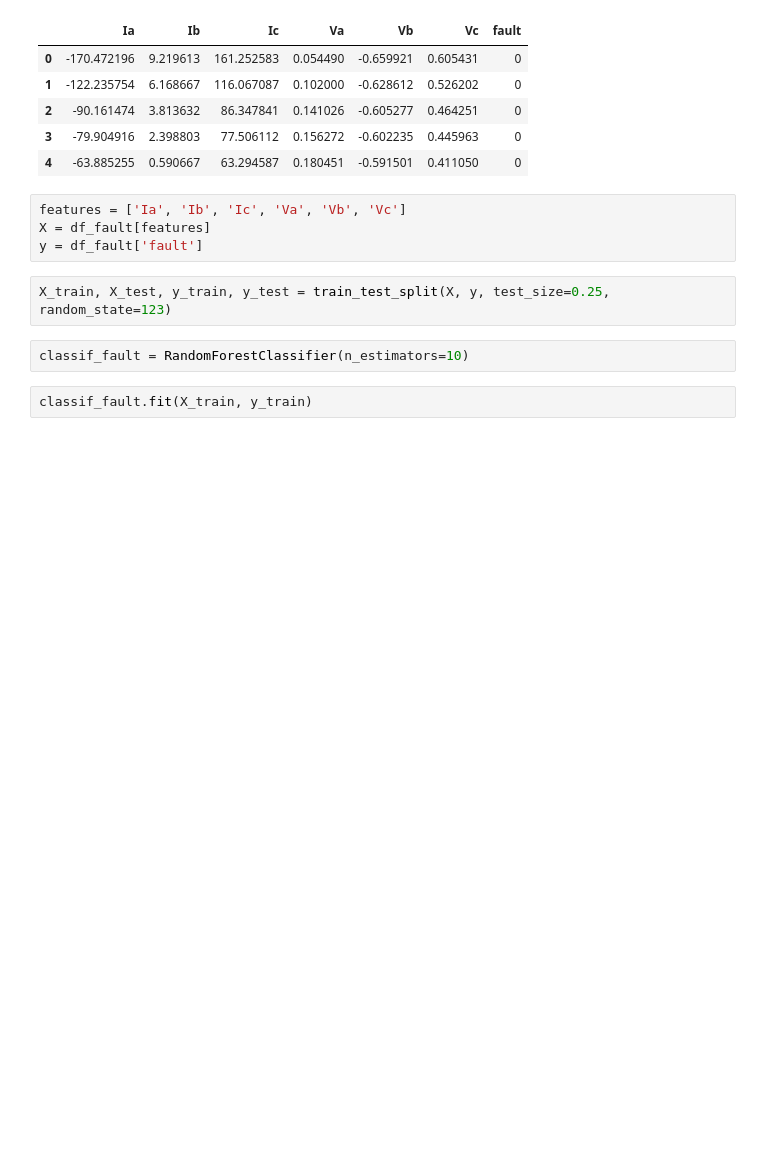
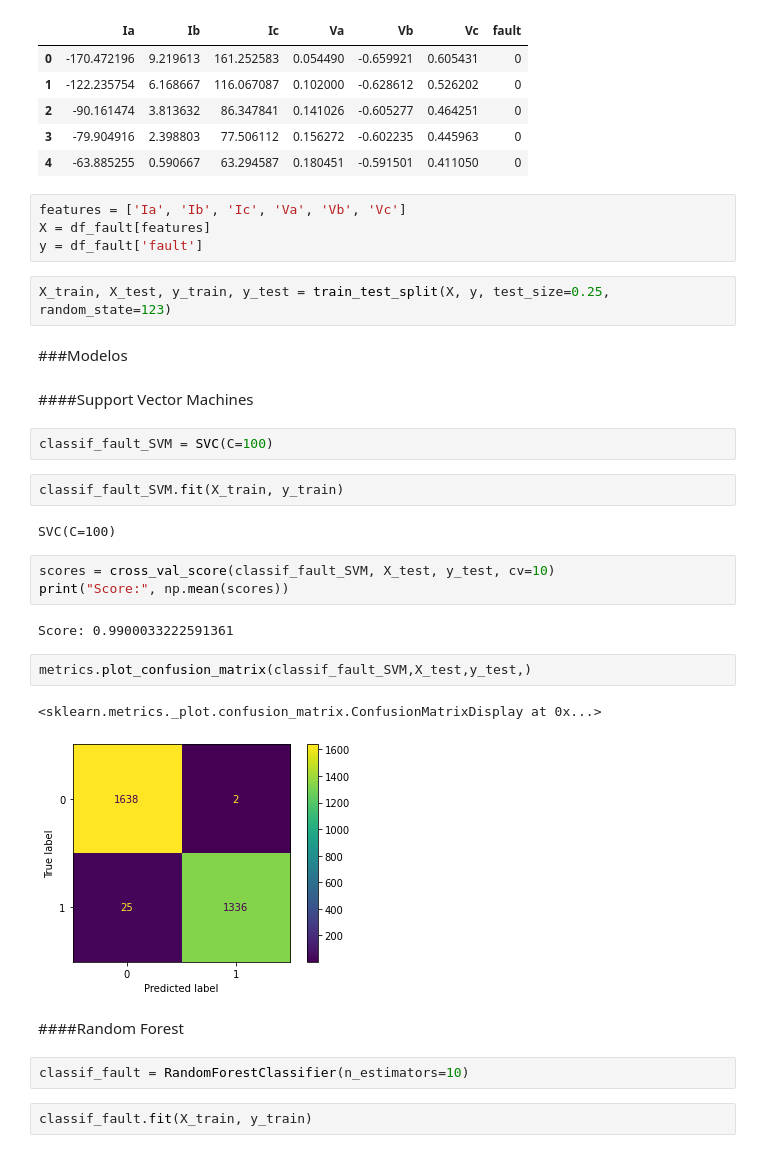
Before and after one commit to romerofernandes/class_fault, a Jupyter notebook: class_fault.ipynb, the cells around one changed output. Drawn from its saved outputs; the diff is of its cells as text; blank space fills up the shorter version.

```diff
--- a/class_fault.ipynb
+++ b/class_fault.ipynb
@@ -144,6 +145,28 @@ X = df_fault[features]
 y = df_fault['fault']
 # %%
 X_train, X_test, y_train, y_test = train_test_split(X, y, test_size=0.25, random_state=123)
+# %% [markdown]
+###Modelos
+# %% [markdown]
+####Support Vector Machines
+# %%
+classif_fault_SVM = SVC(C=100)
+# %%
+classif_fault_SVM.fit(X_train, y_train)
+# %% [output]
+SVC(C=100)
+# %%
+scores = cross_val_score(classif_fault_SVM, X_test, y_test, cv=10)
+print("Score:", np.mean(scores))
+# %% [output]
+Score: 0.9900033222591361
+# %%
+metrics.plot_confusion_matrix(classif_fault_SVM,X_test,y_test,)
+# %% [output]
+<sklearn.metrics._plot.confusion_matrix.ConfusionMatrixDisplay at 0x...>
+[figure, added]
+# %% [markdown]
+####Random Forest
 # %%
 classif_fault = RandomForestClassifier(n_estimators=10)
 # %%
```
Also changed, not shown: parts of 1 cell of this notebook.
